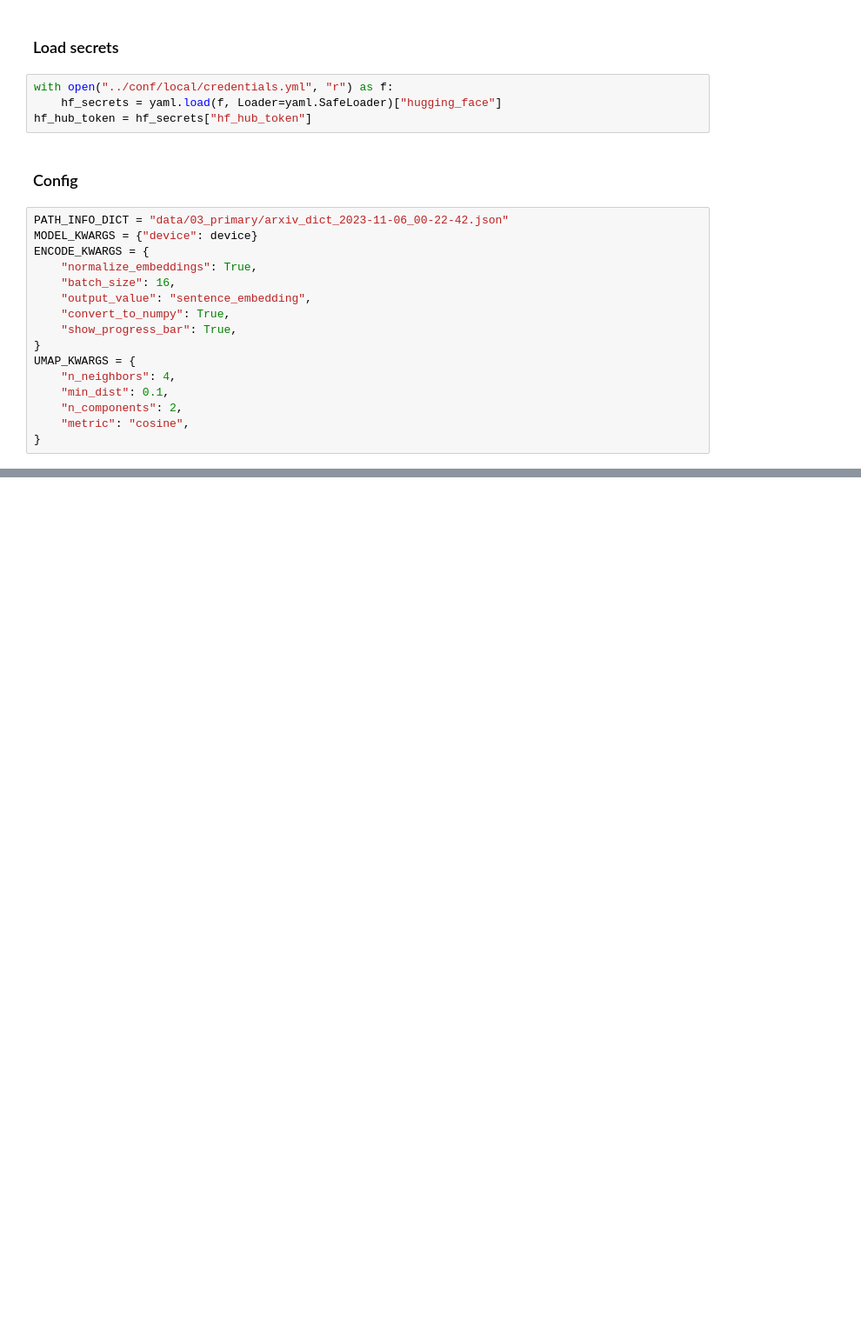
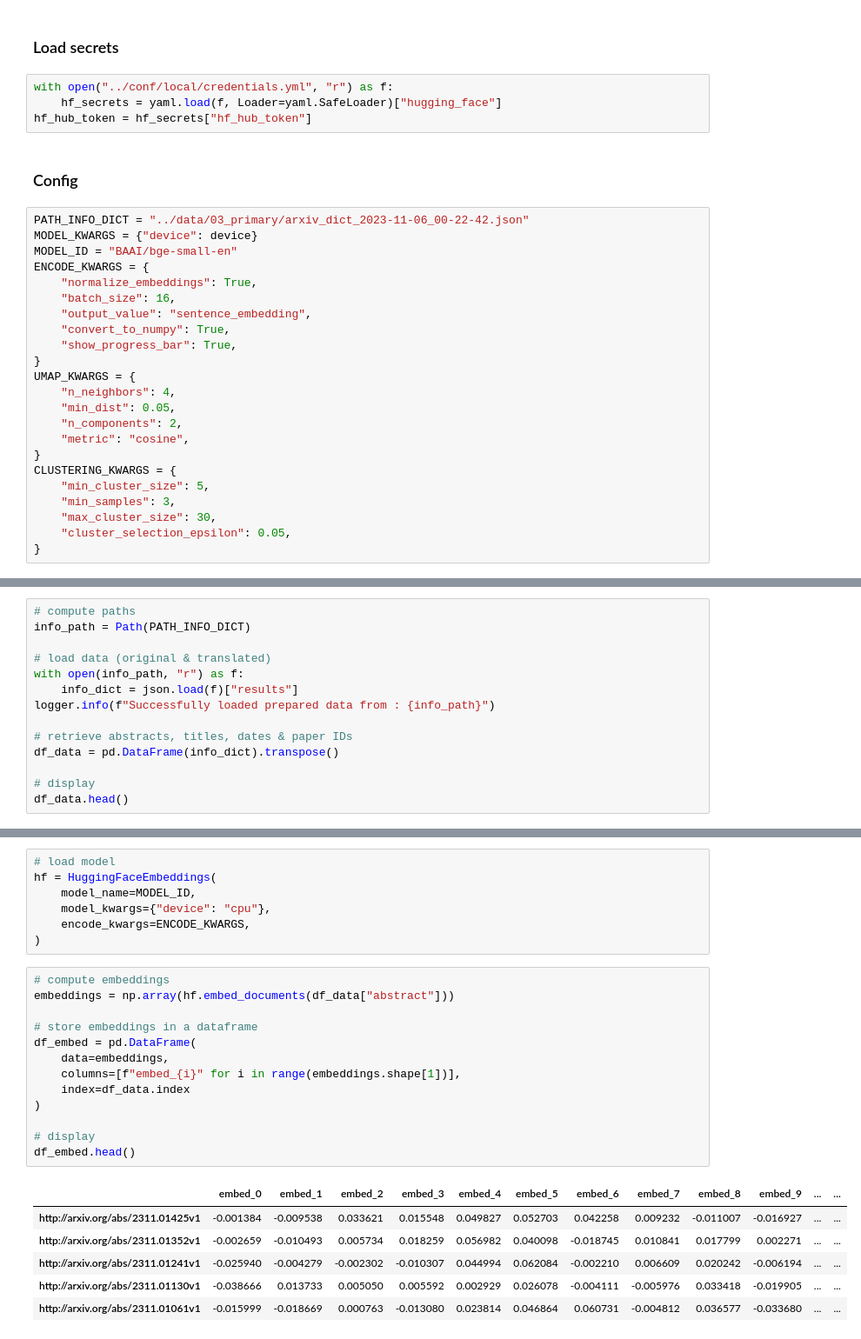
Before and after one commit to mehdi-elion/AI-News-Digest, a Jupyter notebook: notebooks/summarization_trials.ipynb, the cells around one changed output, grey strips where cells are left out. Shown: that part at 87% size. Drawn from its saved outputs; the diff is of its cells as text; blank space fills up the shorter version.

```diff
--- a/notebooks/summarization_trials.ipynb
+++ b/notebooks/summarization_trials.ipynb
@@ -42,8 +51,9 @@ hf_hub_token = hf_secrets["hf_hub_token"]
 # %% [markdown]
 ### Config
 # %%
-PATH_INFO_DICT = "data/03_primary/arxiv_dict_2023-11-06_00-22-42.json"
+PATH_INFO_DICT = "../data/03_primary/arxiv_dict_2023-11-06_00-22-42.json"
 MODEL_KWARGS = {"device": device}
+MODEL_ID = "BAAI/bge-small-en"
 ENCODE_KWARGS = {
     "normalize_embeddings": True,
     "batch_size": 16,
@@ -53,7 +63,13 @@ ENCODE_KWARGS = {
 }
 UMAP_KWARGS = {
     "n_neighbors": 4,
-    "min_dist": 0.1,
+    "min_dist": 0.05,
     "n_components": 2,
     "metric": "cosine",
 }
+CLUSTERING_KWARGS = {
+    "min_cluster_size": 5,
+    "min_samples": 3,
+    "max_cluster_size": 30,
+    "cluster_selection_epsilon": 0.05,
+}
@@ -59,0 +78,14 @@ UMAP_KWARGS = {
+# %%
+# compute paths
+info_path = Path(PATH_INFO_DICT)
+
+# load data (original & translated)
+with open(info_path, "r") as f:
+    info_dict = json.load(f)["results"]
+logger.info(f"Successfully loaded prepared data from : {info_path}")
+
+# retrieve abstracts, titles, dates & paper IDs
+df_data = pd.DataFrame(info_dict).transpose()
+
+# display
+df_data.head()
@@ -59,0 +139,27 @@ UMAP_KWARGS = {
+# %%
+# load model
+hf = HuggingFaceEmbeddings(
+    model_name=MODEL_ID,
+    model_kwargs={"device": "cpu"},
+    encode_kwargs=ENCODE_KWARGS,
+)
+# %%
+# compute embeddings
+embeddings = np.array(hf.embed_documents(df_data["abstract"]))
+
+# store embeddings in a dataframe
+df_embed = pd.DataFrame(
+    data=embeddings,
+    columns=[f"embed_{i}" for i in range(embeddings.shape[1])],
+    index=df_data.index
+)
+
+# display
+df_embed.head()
+# %% [output]
+|  | embed_0 | embed_1 | embed_2 | embed_3 | embed_4 | embed_5 | embed_6 | embed_7 | embed_8 | embed_9 | ... | ... |
+| http://arxiv.org/abs/2311.01425v1 | -0.001384 | -0.009538 | 0.033621 | 0.015548 | 0.049827 | 0.052703 | 0.042258 | 0.009232 | -0.011007 | -0.016927 | ... | ... |
+| http://arxiv.org/abs/2311.01352v1 | -0.002659 | -0.010493 | 0.005734 | 0.018259 | 0.056982 | 0.040098 | -0.018745 | 0.010841 | 0.017799 | 0.002271 | ... | ... |
+| http://arxiv.org/abs/2311.01241v1 | -0.025940 | -0.004279 | -0.002302 | -0.010307 | 0.044994 | 0.062084 | -0.002210 | 0.006609 | 0.020242 | -0.006194 | ... | ... |
+| http://arxiv.org/abs/2311.01130v1 | -0.038666 | 0.013733 | 0.005050 | 0.005592 | 0.002929 | 0.026078 | -0.004111 | -0.005976 | 0.033418 | -0.019905 | ... | ... |
+| http://arxiv.org/abs/2311.01061v1 | -0.015999 | -0.018669 | 0.000763 | -0.013080 | 0.023814 | 0.046864 | 0.060731 | -0.004812 | 0.036577 | -0.033680 | ... | ... |
```
Also changed, not shown: parts of 33 cells of this notebook, 3 other files.
